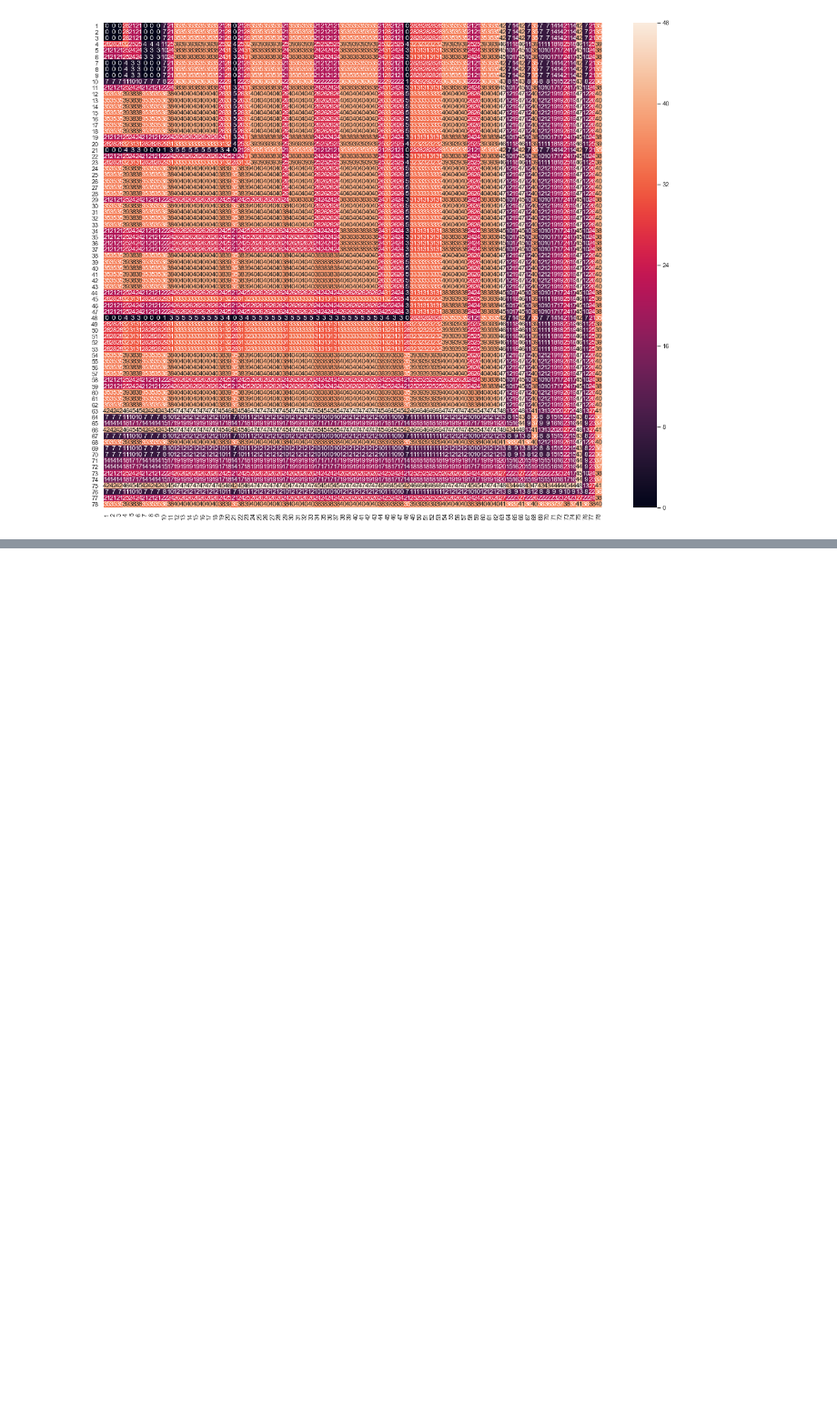
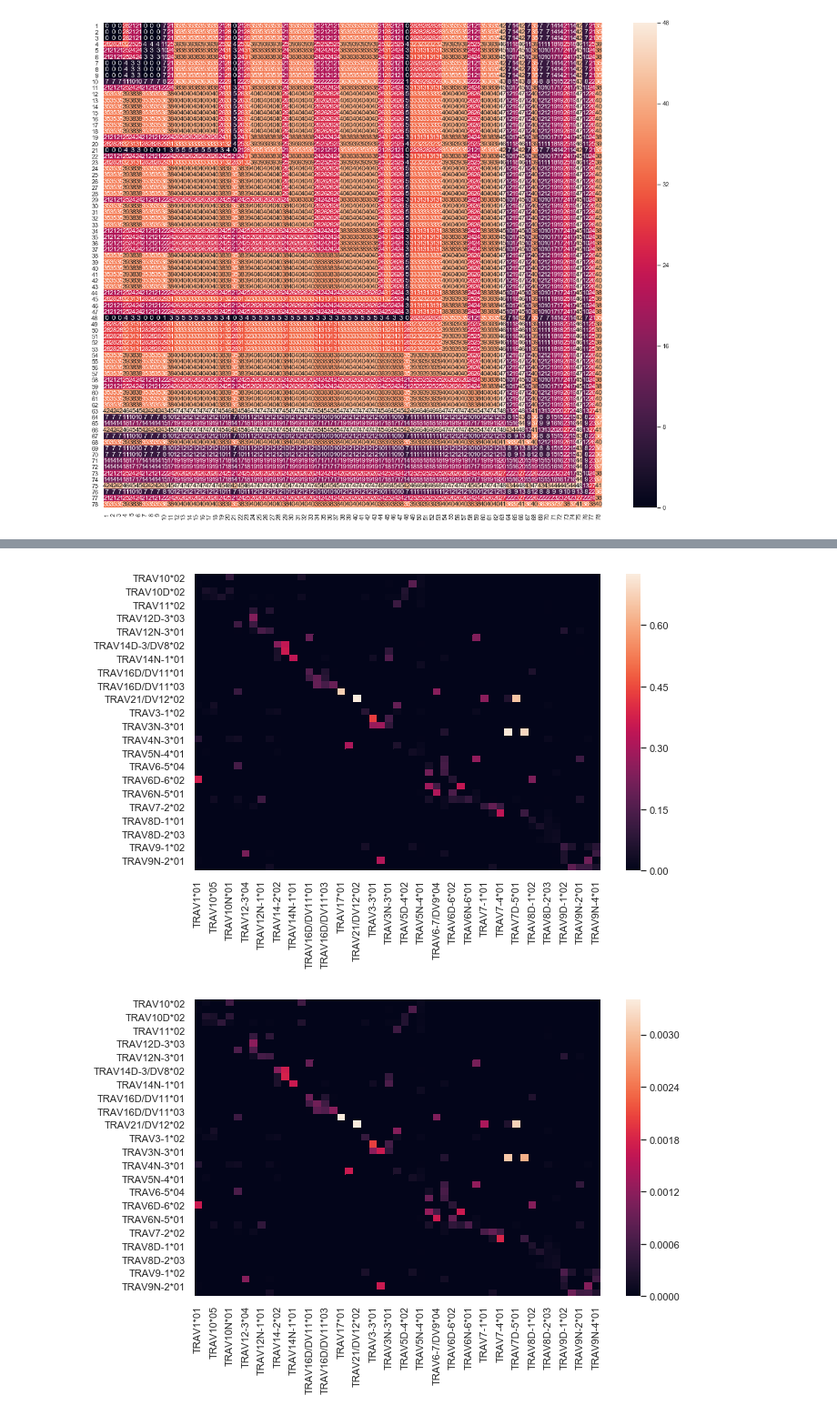
Before and after one commit to matsengrp/transport, a Jupyter notebook: transport.ipynb, the cells around one changed output, grey strips where cells are left out. Shown at 91% size. Saved outputs shown, nothing was run; the diff lists cells and outputs as text; code cells hidden in the pictures; blank space fills up the shorter version.

```diff
--- a/transport.ipynb
+++ b/transport.ipynb
@@ -234,0 +265,6 @@ sns.heatmap(gene_transport_counts)
+# %%
+va_gene_items = run_gene_analysis(full_df=clone_df, epitopes=('F2', 'M45'), gene='va_gene')
+plot_gene_analysis_results(va_gene_items)
+# %% [output]
+[figure, added]
+[figure, added]
```
Also changed, not shown: parts of 5 cells of this notebook.
